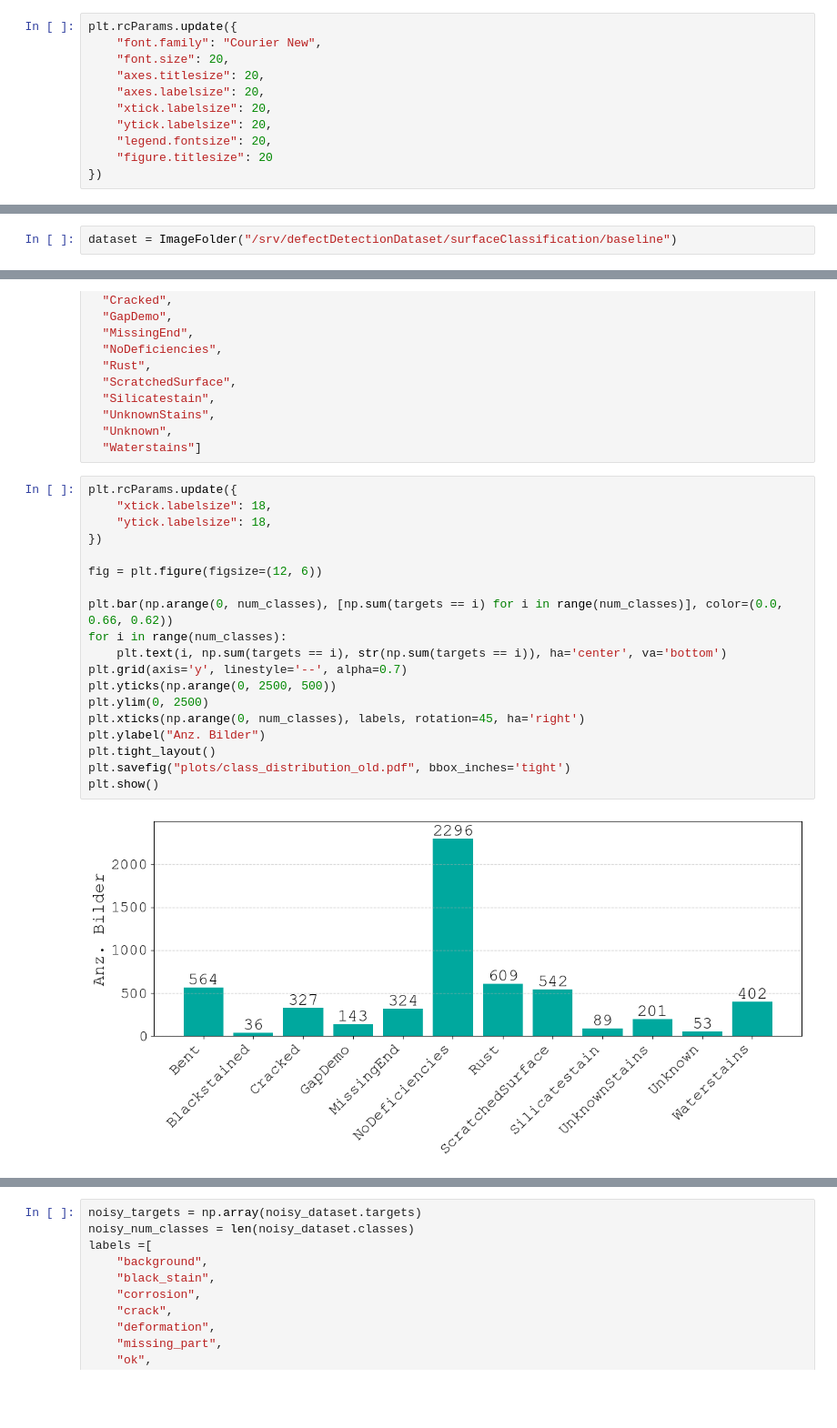
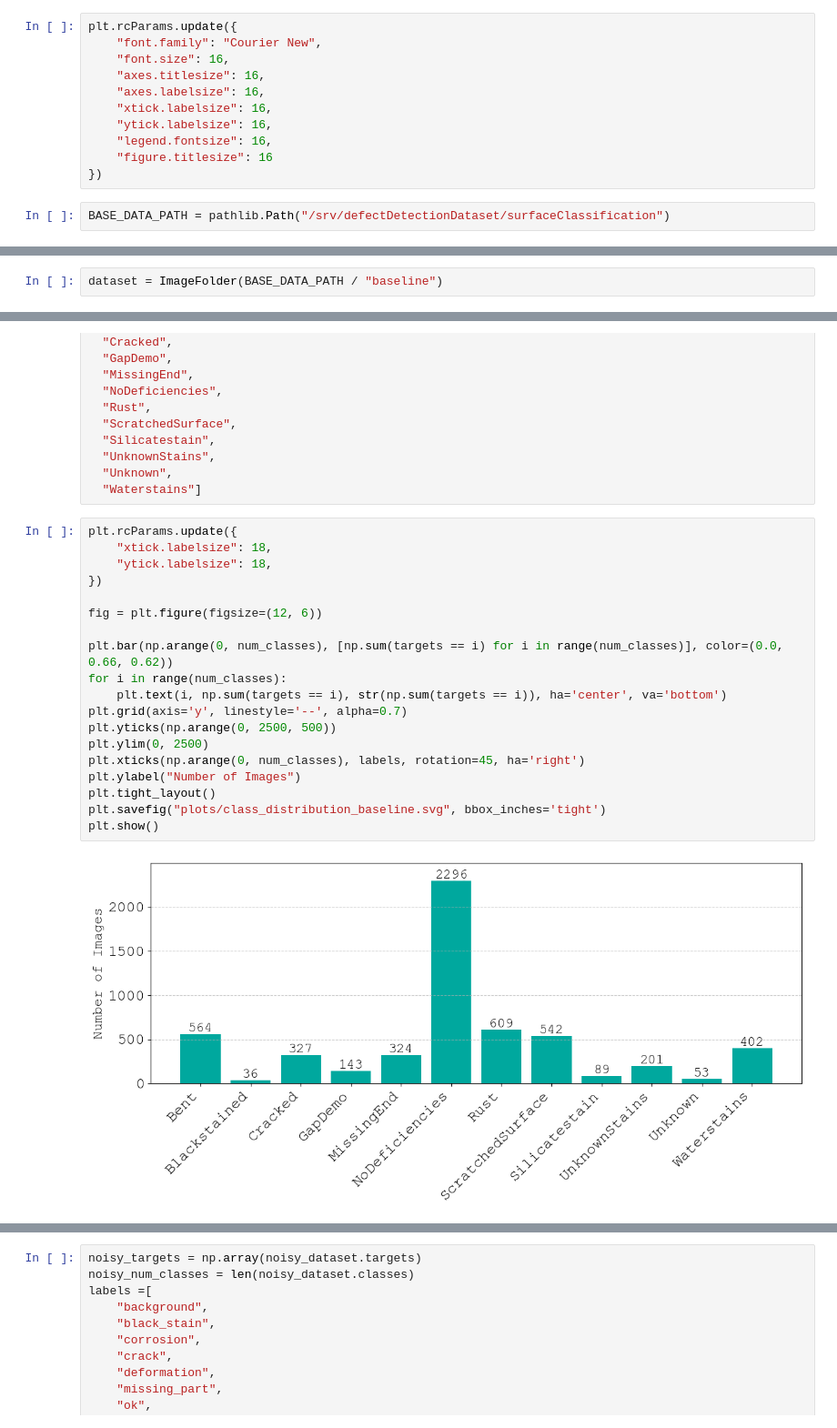
Before and after one commit to LukasBenner/NoisyLabelDefectDetection, a Jupyter notebook: notebooks/plots.ipynb, the cells around one changed output, grey strips where cells are left out. Shown at 91% size. Drawn from its saved outputs; the diff is of its cells as text; blank space fills up the shorter version.

```diff
--- a/notebooks/plots.ipynb
+++ b/notebooks/plots.ipynb
@@ -7,11 +11,13 @@ from torchvision.datasets import ImageFolder
 # %%
 plt.rcParams.update({
     "font.family": "Courier New",
-    "font.size": 20,
-    "axes.titlesize": 20,
-    "axes.labelsize": 20,
-    "xtick.labelsize": 20,
-    "ytick.labelsize": 20,
-    "legend.fontsize": 20,
-    "figure.titlesize": 20
+    "font.size": 16,
+    "axes.titlesize": 16,
+    "axes.labelsize": 16,
+    "xtick.labelsize": 16,
+    "ytick.labelsize": 16,
+    "legend.fontsize": 16,
+    "figure.titlesize": 16
 })
+# %%
+BASE_DATA_PATH = pathlib.Path("/srv/defectDetectionDataset/surfaceClassification")
@@ -18,5 +26,5 @@ plt.rcParams.update({
 # %%
-dataset = ImageFolder("/srv/defectDetectionDataset/surfaceClassification/baseline")
+dataset = ImageFolder(BASE_DATA_PATH / "baseline")
 # %%
 targets = np.array(dataset.targets)
 num_classes = len(dataset.classes)
@@ -35,21 +43,21 @@ labels =["Bent",
 # %%
 plt.rcParams.update({
     "xtick.labelsize": 18,
     "ytick.labelsize": 18,
 })
 
 fig = plt.figure(figsize=(12, 6))
 
 plt.bar(np.arange(0, num_classes), [np.sum(targets == i) for i in range(num_classes)], color=(0.0, 0.66, 0.62))
 for i in range(num_classes):
     plt.text(i, np.sum(targets == i), str(np.sum(targets == i)), ha='center', va='bottom')
 plt.grid(axis='y', linestyle='--', alpha=0.7)
 plt.yticks(np.arange(0, 2500, 500))
 plt.ylim(0, 2500)
 plt.xticks(np.arange(0, num_classes), labels, rotation=45, ha='right')
-plt.ylabel("Anz. Bilder")
+plt.ylabel("Number of Images")
 plt.tight_layout()
-plt.savefig("plots/class_distribution_old.pdf", bbox_inches='tight')
+plt.savefig("plots/class_distribution_baseline.svg", bbox_inches='tight')
 plt.show()
 # %% [output]
-[figure, old version]
+[figure, new version]
```
Also changed, not shown: parts of 37 cells of this notebook, 10 other files.
